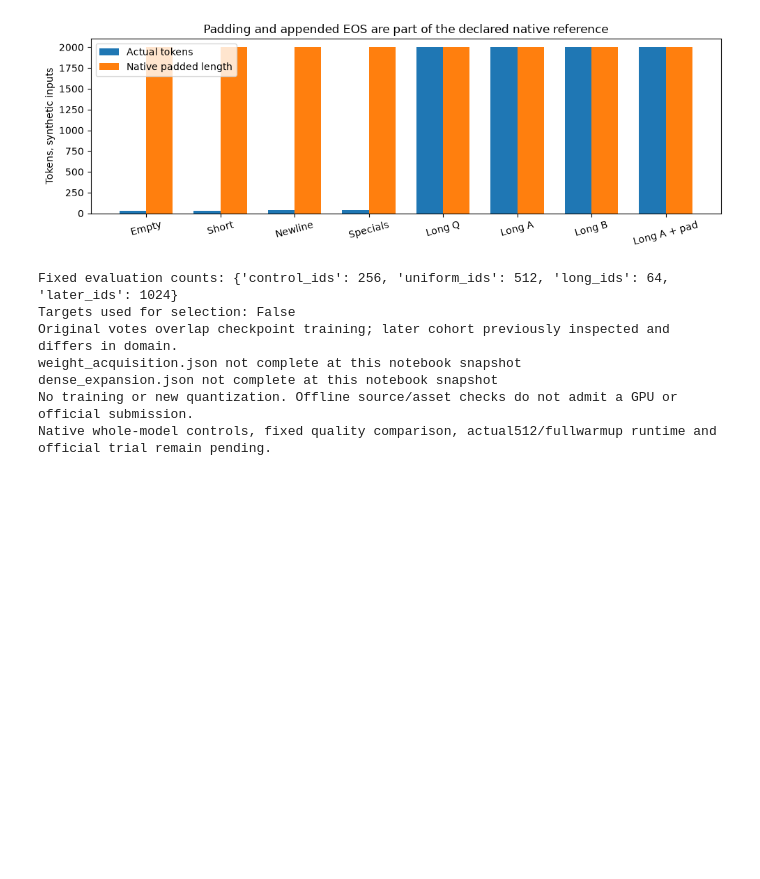
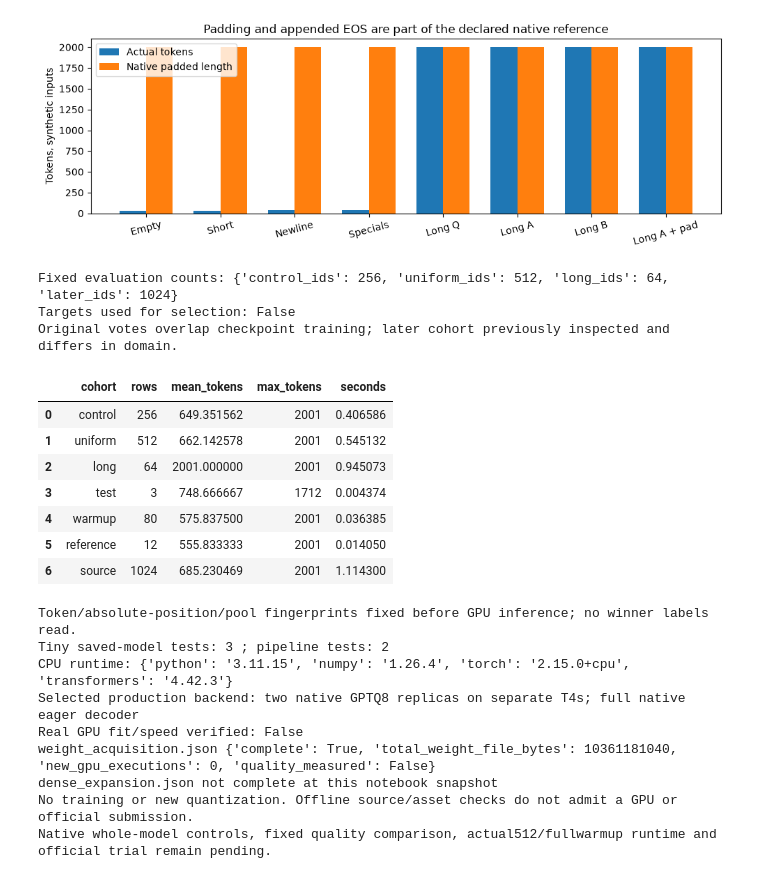
Before and after one commit to tarstars/llm_classification_finetuning, a Jupyter notebook: notebooks/31_classifier_mirror_audit.ipynb, the cells around one changed output. Saved outputs shown, nothing was run; the diff lists cells and outputs as text; code cells hidden in the pictures; blank space fills up the shorter version.

Commit message:
Freeze verified classifier assets, native runtime gates and executable pilot rehearsals

```diff
--- a/notebooks/31_classifier_mirror_audit.ipynb
+++ b/notebooks/31_classifier_mirror_audit.ipynb
@@ -63,21 +63,45 @@ Correct native-layout synthetic projections match exactly; whole-model GPU proba
 # %%
 selection=read('evaluation_selection.json')
 print('Fixed evaluation counts:',{k:len(selection[k]) for k in ['control_ids','uniform_ids','long_ids','later_ids']})
 print('Targets used for selection:',selection['uses_targets_for_selection'])
 print('Original votes overlap checkpoint training; later cohort previously inspected and differs in domain.')
+if (PUB/'token_reference.json').exists():
+ tokens=read('token_reference.json')
+ display(pd.DataFrame([{'cohort':name,**r} for name,r in tokens['cohorts'].items()])[
+  ['cohort','rows','mean_tokens','max_tokens','seconds']])
+ print('Token/absolute-position/pool fingerprints fixed before GPU inference; no winner labels read.')
+if (PUB/'worker_cpu_validation.json').exists():
+ checks=read('worker_cpu_validation.json')
+ print('Tiny saved-model tests:',checks['native_test_count'],'; pipeline tests:',checks['pipeline_test_count'])
+ print('CPU runtime:',checks['runtime'])
+ print('Selected production backend:',checks['production_backend'])
+ print('Real GPU fit/speed verified:',checks['production_backend_memory_speed_verified'])
 for filename in ['weight_acquisition.json','dense_expansion.json']:
  if (PUB/filename).exists():
   r=read(filename)
   print(filename,{k:r[k] for k in ['complete','total_weight_file_bytes','tensor_keys','total_tensor_bytes',
     'head_bytes_identical','runtime_native_layout_required','new_gpu_executions','quality_measured','gpu_admitted'] if k in r})
  else: print(filename,'not complete at this notebook snapshot')
 print('No training or new quantization. Offline source/asset checks do not admit a GPU or official submission.')
 print('Native whole-model controls, fixed quality comparison, actual512/fullwarmup runtime and official trial remain pending.')
 # %% [output]
 Fixed evaluation counts: {'control_ids': 256, 'uniform_ids': 512, 'long_ids': 64, 'later_ids': 1024}
 Targets used for selection: False
 Original votes overlap checkpoint training; later cohort previously inspected and differs in domain.
-weight_acquisition.json not complete at this notebook snapshot
-dense_expansion.json not complete at this notebook snapshot
-No training or new quantization. Offline source/asset checks do not admit a GPU or official submission.
-Native whole-model controls, fixed quality comparison, actual512/fullwarmup runtime and official trial remain pending.
+|  | cohort | rows | mean_tokens | max_tokens | seconds |
+| 0 | control | 256 | 649.351562 | 2001 | 0.406586 |
+| 1 | uniform | 512 | 662.142578 | 2001 | 0.545132 |
+| 2 | long | 64 | 2001.000000 | 2001 | 0.945073 |
+| 3 | test | 3 | 748.666667 | 1712 | 0.004374 |
+| 4 | warmup | 80 | 575.837500 | 2001 | 0.036385 |
+| 5 | reference | 12 | 555.833333 | 2001 | 0.014050 |
+| 6 | source | 1024 | 685.230469 | 2001 | 1.114300 |
+Token/absolute-position/pool fingerprints fixed before GPU inference; no winner labels read.
+Tiny saved-model tests: 3 ; pipeline tests: 2
+CPU runtime: {'python': '3.11.15', 'numpy': '1.26.4', 'torch': '2.15.0+cpu', 'transformers': '4.42.3'}
+Selected production backend: two native GPTQ8 replicas on separate T4s; full native eager decoder
+Real GPU fit/speed verified: False
+weight_acquisition.json {'complete': True, 'total_weight_file_bytes': 10361181040, 'new_gpu_executions': 0, 'quality_measured': False}
+dense_expansion.json not complete at this notebook snapshot
+No training or new quantization. Offline source/asset checks do not admit a GPU or official submission.
+Native whole-model controls, fixed quality comparison, actual512/fullwarmup runtime and official trial remain pending.
```
Also changed, not shown: 18 other files.
